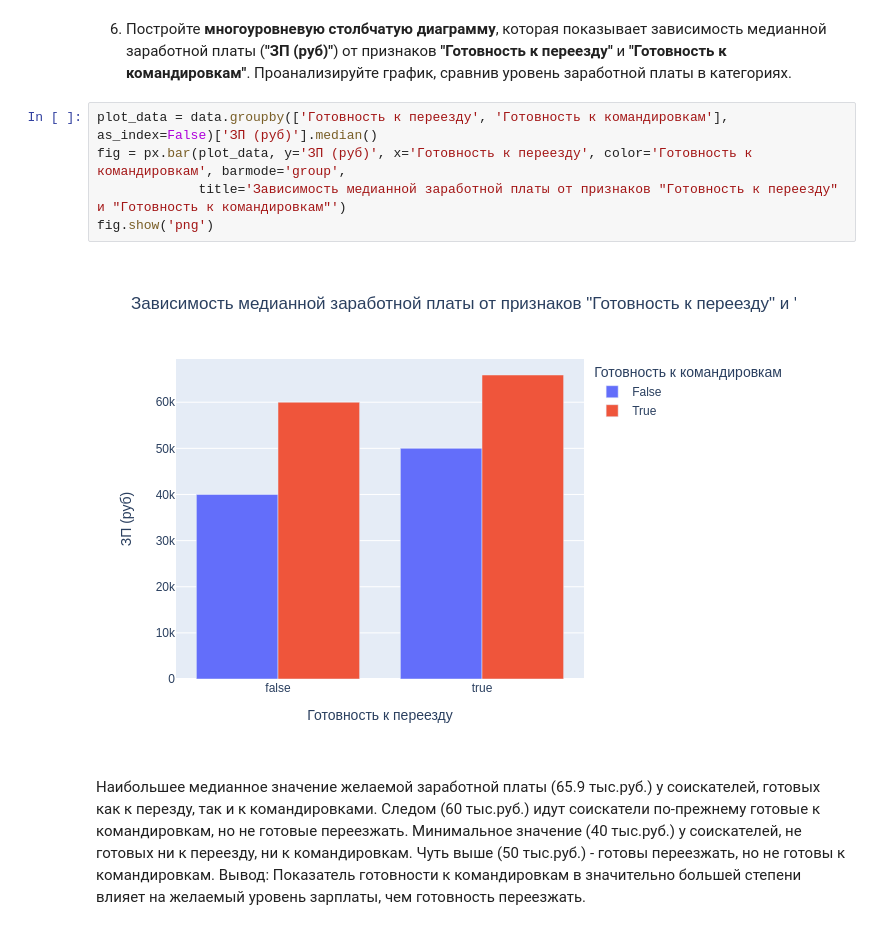
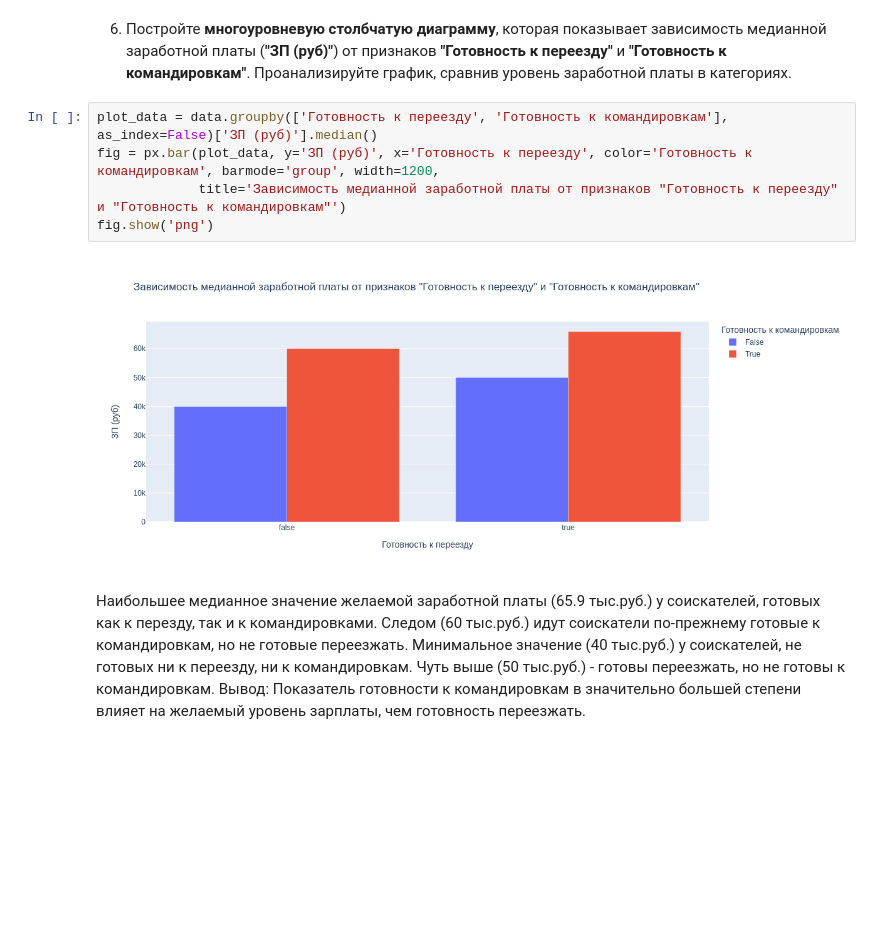
Before and after one commit to eugenehr/sf-data-science, a Jupyter notebook: project_1/Project 1.ipynb, the cells around one changed output. Saved outputs shown, nothing was run; the diff lists cells and outputs as text; blank space fills up the shorter version.

```diff
--- a/project_1/Project 1.ipynb
+++ b/project_1/Project 1.ipynb
@@ -474,11 +474,11 @@ Name: Город, dtype: object
 6. Постройте **многоуровневую столбчатую диаграмму**, которая показывает зависимость медианной заработной платы (**"ЗП (руб)"**) от признаков **"Готовность к переезду"** и **"Готовность к командировкам"**. Проанализируйте график, сравнив уровень заработной платы в категориях.
 # %%
 plot_data = data.groupby(['Готовность к переезду', 'Готовность к командировкам'], as_index=False)['ЗП (руб)'].median()
-fig = px.bar(plot_data, y='ЗП (руб)', x='Готовность к переезду', color='Готовность к командировкам', barmode='group',
+fig = px.bar(plot_data, y='ЗП (руб)', x='Готовность к переезду', color='Готовность к командировкам', barmode='group', width=1200,
              title='Зависимость медианной заработной платы от признаков "Готовность к переезду" и "Готовность к командировкам"')
 fig.show('png')
 # %% [output]
-[figure, old version]
+[figure, new version]
 # %% [markdown]
 Наибольшее медианное значение желаемой заработной платы (65.9 тыс.руб.) у соискателей, готовых как к перезду, так и к командировками. Следом (60 тыс.руб.) идут соискатели по-прежнему готовые к командировкам, но не готовые переезжать. Минимальное значение (40 тыс.руб.) у соискателей, не готовых ни к переезду, ни к командировкам. Чуть выше (50 тыс.руб.) - готовы переезжать, но не готовы к командировкам. Вывод: Показатель готовности к командировкам в значительно большей степени влияет на желаемый уровень зарплаты, чем готовность переезжать.
 # %% [markdown]
```
Also changed, not shown: parts of 1 cell of this notebook.
